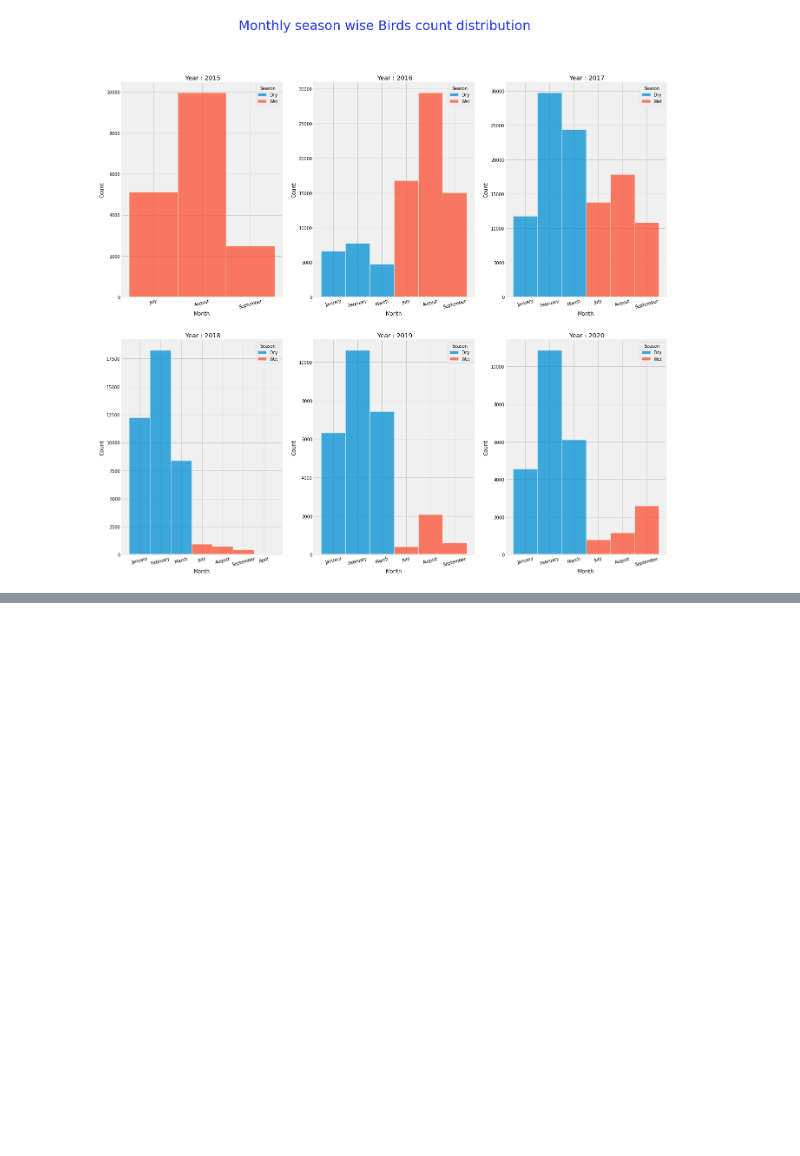
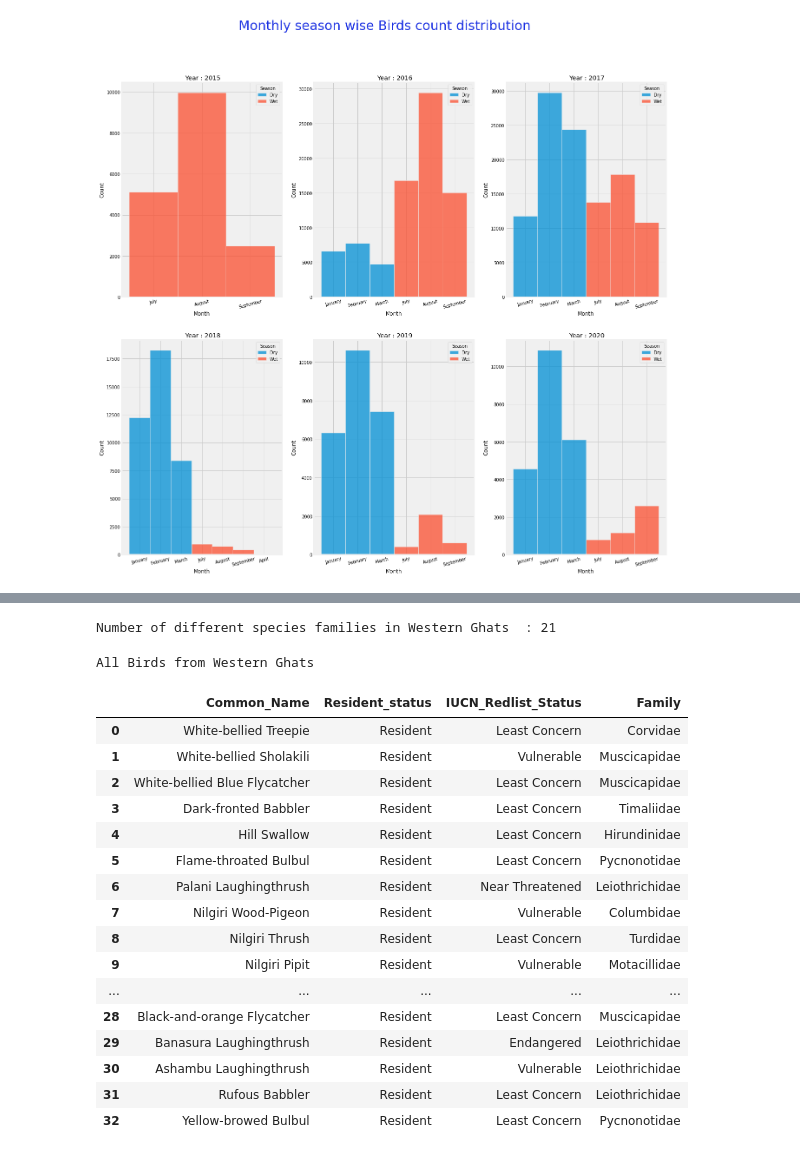
Before and after one commit to jishnukoliyadan/Kerala_Bird_Atlas, a Jupyter notebook: Kerala_Bird_Atlas.ipynb, the cells around one changed output, grey strips where cells are left out. Cells and saved outputs as stored; diff of their text form; code cells hidden in the pictures; blank space fills up the shorter version.

```diff
--- a/Kerala_Bird_Atlas.ipynb
+++ b/Kerala_Bird_Atlas.ipynb
@@ -733,0 +807,34 @@ plt.show()
+# %%
+def processDF(df, endimic, count_name):
+
+    columns_ = ['Common_Name', 'Resident_status', 'IUCN_Redlist_Status', 'Family']
+    df = df[df.Endemicity == endimic][columns_].reset_index(drop = True)
+    iucn_df = pd.DataFrame(df.IUCN_Redlist_Status.value_counts()).reset_index().rename(columns = {'index' : 'IUCN_Status', 'IUCN_Redlist_Status' : count_name})
+
+    return df, iucn_df
+# %%
+western_birds, western_iucn = processDF(kba_species_df, 'Western Ghats', 'Western_G')
+_, non_western_iucn = processDF(kba_species_df, 'Not endemic', 'non_Western_G')
+
+print(f'\nNumber of different species families in {text_co.blue}Western Ghats {text_co.reset} : {text_co.red}{western_birds.Family.nunique()}{text_co.reset}\n')
+western_birds.style.set_caption('All Birds from Western Ghats').set_table_styles(styles)
+# %% [output]
+Number of different species families in Western Ghats  : 21
+All Birds from Western Ghats
+|  | Common_Name | Resident_status | IUCN_Redlist_Status | Family |
+| 0 | White-bellied Treepie | Resident | Least Concern | Corvidae |
+| 1 | White-bellied Sholakili | Resident | Vulnerable | Muscicapidae |
+| 2 | White-bellied Blue Flycatcher | Resident | Least Concern | Muscicapidae |
+| 3 | Dark-fronted Babbler | Resident | Least Concern | Timaliidae |
+| 4 | Hill Swallow | Resident | Least Concern | Hirundinidae |
+| 5 | Flame-throated Bulbul | Resident | Least Concern | Pycnonotidae |
+| 6 | Palani Laughingthrush | Resident | Near Threatened | Leiothrichidae |
+| 7 | Nilgiri Wood-Pigeon | Resident | Vulnerable | Columbidae |
+| 8 | Nilgiri Thrush | Resident | Least Concern | Turdidae |
+| 9 | Nilgiri Pipit | Resident | Vulnerable | Motacillidae |
+| ... | ... | ... | ... | ... |
+| 28 | Black-and-orange Flycatcher | Resident | Least Concern | Muscicapidae |
+| 29 | Banasura Laughingthrush | Resident | Endangered | Leiothrichidae |
+| 30 | Ashambu Laughingthrush | Resident | Vulnerable | Leiothrichidae |
+| 31 | Rufous Babbler | Resident | Least Concern | Leiothrichidae |
+| 32 | Yellow-browed Bulbul | Resident | Least Concern | Pycnonotidae |
```
Also changed, not shown: parts of 25 cells of this notebook.
